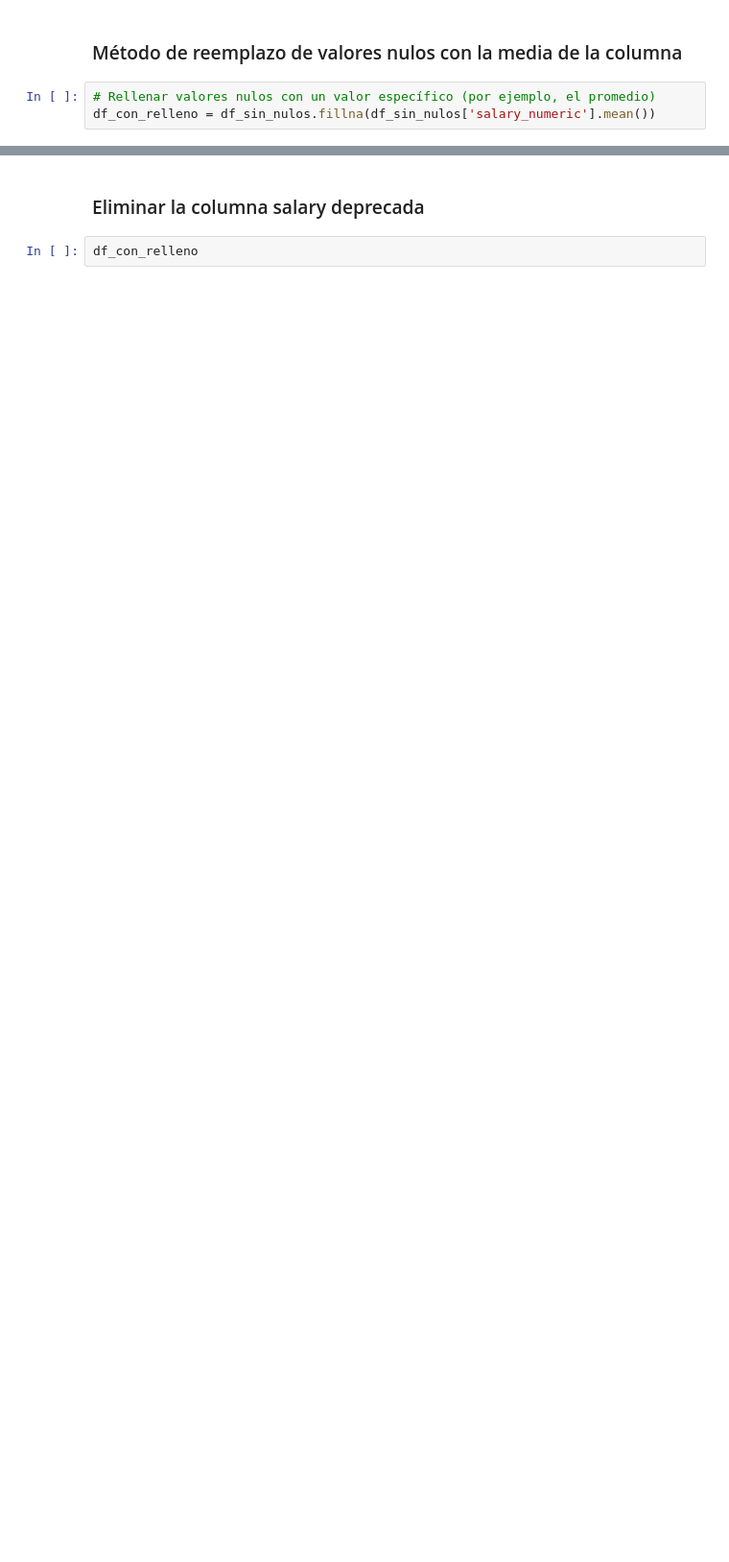
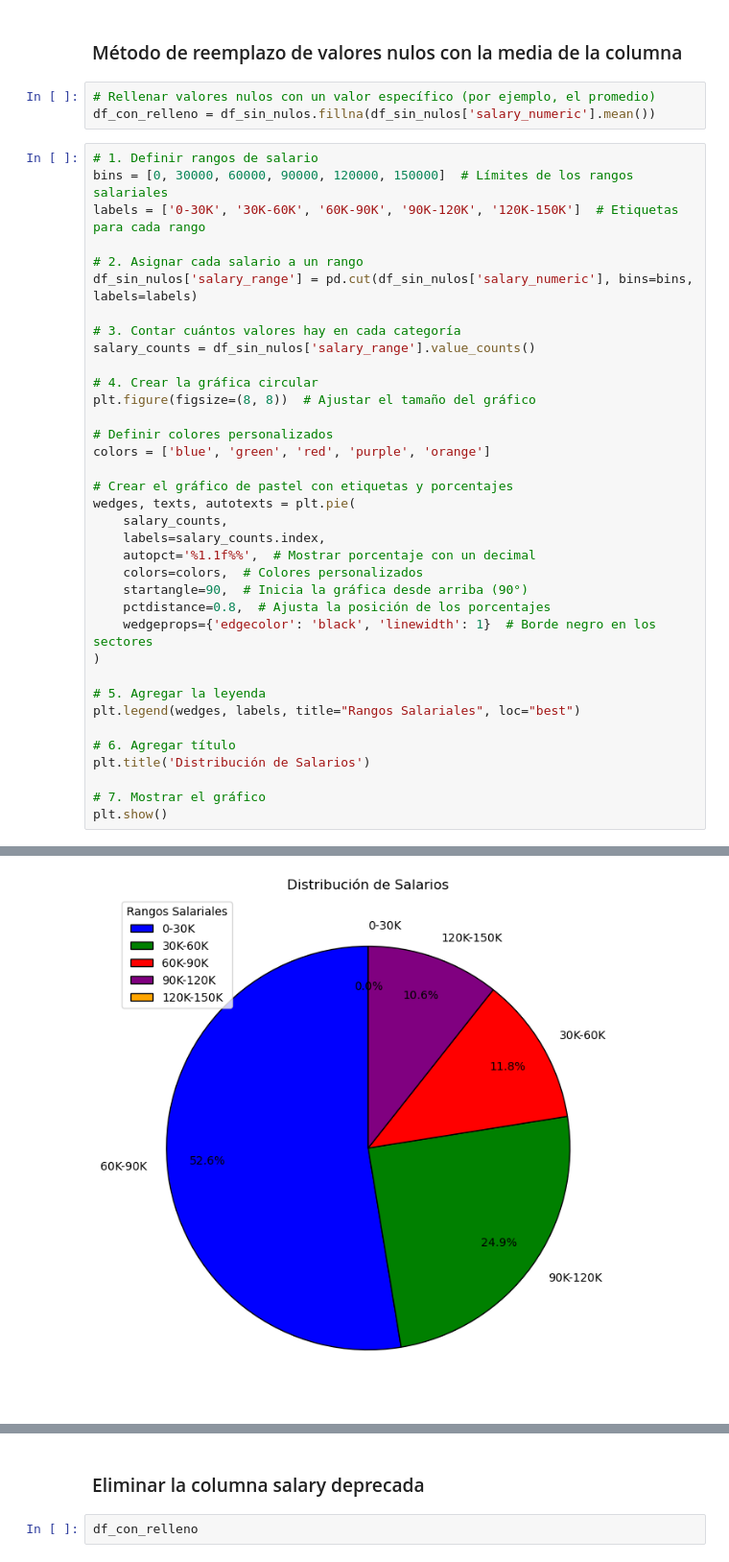
Before and after one commit to cdlondonoSolla/Limpieza_Datos, a Jupyter notebook: Limpieza de datos/05_Limpieza y Transformación.ipynb, the cells around one changed output, grey strips where cells are left out. Shown at 96% size. Saved outputs shown, nothing was run; the diff lists cells and outputs as text; blank space fills up the shorter version.

```diff
--- a/Limpieza de datos/05_Limpieza y Transformación.ipynb
+++ b/Limpieza de datos/05_Limpieza y Transformación.ipynb
@@ -217,3 +285,40 @@ plt.show()
 # %%
 # Rellenar valores nulos con un valor específico (por ejemplo, el promedio)
 df_con_relleno = df_sin_nulos.fillna(df_sin_nulos['salary_numeric'].mean())
+# %%
+# 1. Definir rangos de salario
+bins = [0, 30000, 60000, 90000, 120000, 150000]  # Límites de los rangos salariales
+labels = ['0-30K', '30K-60K', '60K-90K', '90K-120K', '120K-150K']  # Etiquetas para cada rango
+
+# 2. Asignar cada salario a un rango
+df_sin_nulos['salary_range'] = pd.cut(df_sin_nulos['salary_numeric'], bins=bins, labels=labels)
+
+# 3. Contar cuántos valores hay en cada categoría
+salary_counts = df_sin_nulos['salary_range'].value_counts()
+
+# 4. Crear la gráfica circular
+plt.figure(figsize=(8, 8))  # Ajustar el tamaño del gráfico
+
+# Definir colores personalizados
+colors = ['blue', 'green', 'red', 'purple', 'orange']
+
+# Crear el gráfico de pastel con etiquetas y porcentajes
+wedges, texts, autotexts = plt.pie(
+    salary_counts,
+    labels=salary_counts.index,
+    autopct='%1.1f%%',  # Mostrar porcentaje con un decimal
+    colors=colors,  # Colores personalizados
+    startangle=90,  # Inicia la gráfica desde arriba (90°)
+    pctdistance=0.8,  # Ajusta la posición de los porcentajes
+    wedgeprops={'edgecolor': 'black', 'linewidth': 1}  # Borde negro en los sectores
+)
+
+# 5. Agregar la leyenda
+plt.legend(wedges, labels, title="Rangos Salariales", loc="best")
+
+# 6. Agregar título
+plt.title('Distribución de Salarios')
+
+# 7. Mostrar el gráfico
+plt.show()
+# %% [output]
@@ -219,0 +330 @@ df_con_relleno = df_sin_nulos.fillna(df_sin_nulos['salary_numeric'].mean())
+[figure, added]
```
Also changed, not shown: parts of 11 cells of this notebook, 6 other files.
